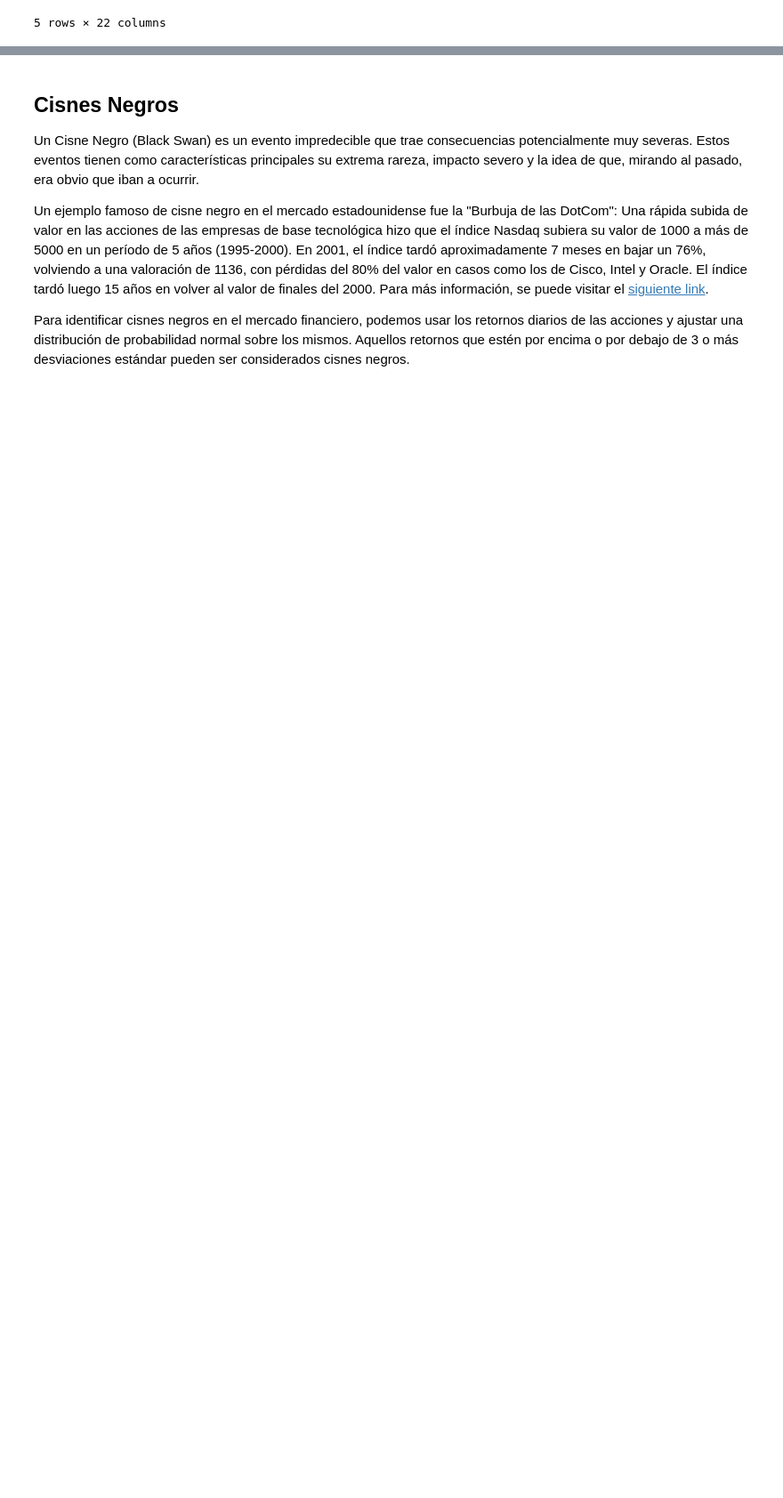
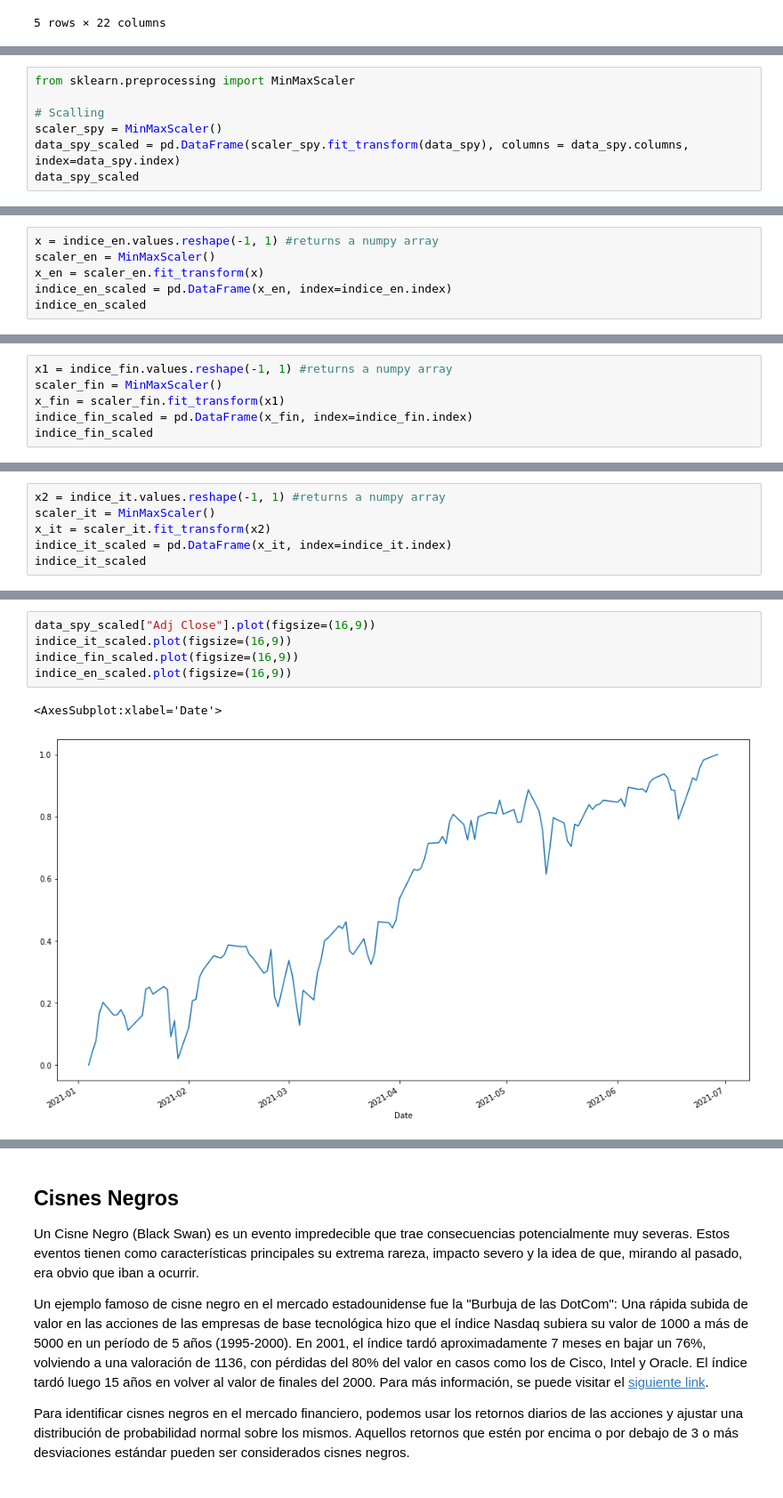
Before and after one commit to VirgniaAmb/MLBolsaMentoria2021, a Jupyter notebook: Avances/pr_2 _exp_y_cur_amb.ipynb, the cells around one changed output, grey strips where cells are left out. Shown at 89% size. Saved outputs shown, nothing was run; the diff lists cells and outputs as text; blank space fills up the shorter version.

```diff
--- a/Avances/pr_2 _exp_y_cur_amb.ipynb
+++ b/Avances/pr_2 _exp_y_cur_amb.ipynb
@@ -382,3 +383,10 @@ Date
 2021-06-28    1173.670004
 2021-06-29    1168.480008
 Length: 123, dtype: float64
+# %%
+from sklearn.preprocessing import MinMaxScaler
+
+# Scalling
+scaler_spy = MinMaxScaler()
+data_spy_scaled = pd.DataFrame(scaler_spy.fit_transform(data_spy), columns = data_spy.columns, index=data_spy.index)
+data_spy_scaled
@@ -384,0 +428,6 @@ Length: 123, dtype: float64
+# %%
+x = indice_en.values.reshape(-1, 1) #returns a numpy array
+scaler_en = MinMaxScaler()
+x_en = scaler_en.fit_transform(x)
+indice_en_scaled = pd.DataFrame(x_en, index=indice_en.index)
+indice_en_scaled
@@ -384,0 +449,6 @@ Length: 123, dtype: float64
+# %%
+x1 = indice_fin.values.reshape(-1, 1) #returns a numpy array
+scaler_fin = MinMaxScaler()
+x_fin = scaler_fin.fit_transform(x1)
+indice_fin_scaled = pd.DataFrame(x_fin, index=indice_fin.index)
+indice_fin_scaled
@@ -384,0 +470,6 @@ Length: 123, dtype: float64
+# %%
+x2 = indice_it.values.reshape(-1, 1) #returns a numpy array
+scaler_it = MinMaxScaler()
+x_it = scaler_it.fit_transform(x2)
+indice_it_scaled = pd.DataFrame(x_it, index=indice_it.index)
+indice_it_scaled
@@ -384,0 +491,8 @@ Length: 123, dtype: float64
+# %%
+data_spy_scaled["Adj Close"].plot(figsize=(16,9))
+indice_it_scaled.plot(figsize=(16,9))
+indice_fin_scaled.plot(figsize=(16,9))
+indice_en_scaled.plot(figsize=(16,9))
+# %% [output]
+<AxesSubplot:xlabel='Date'>
+[figure, added]
```
Also changed, not shown: parts of 16 cells of this notebook.
